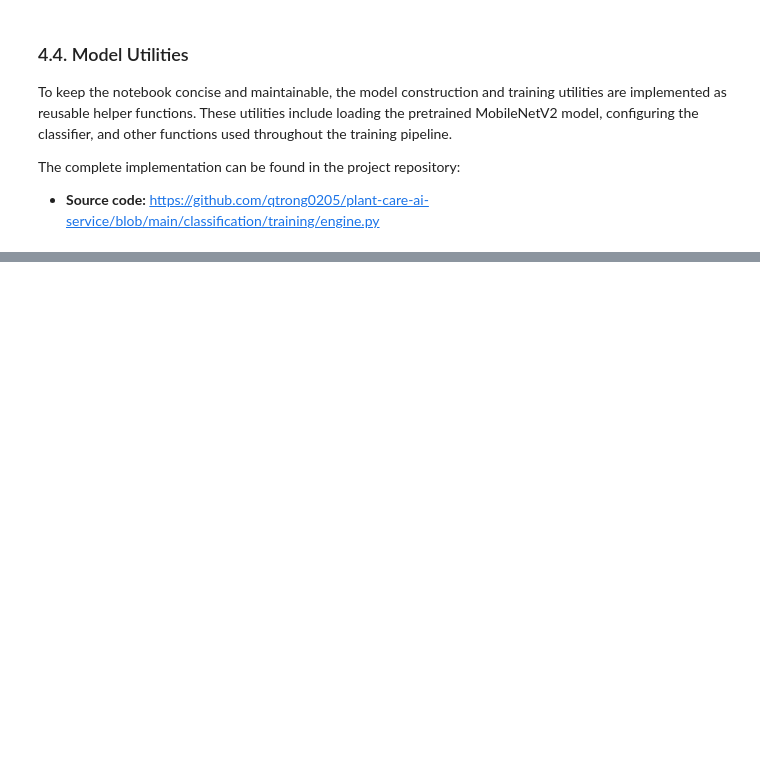
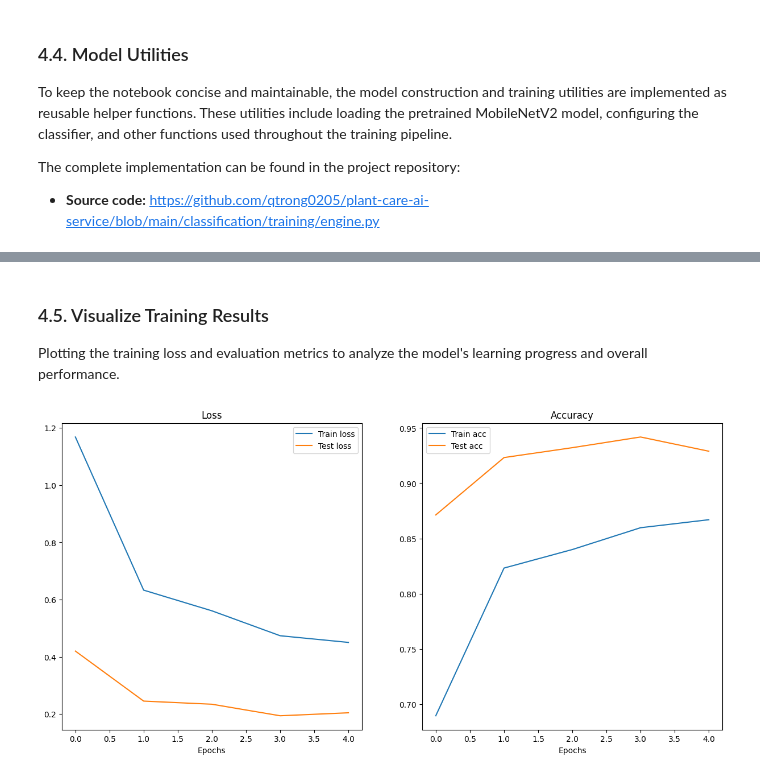
Before and after one commit to qtrong0205/plant-care-ai-service, a Jupyter notebook: classification/training/train_plant_disease_model.ipynb, the cells around one changed output, grey strips where cells are left out. Saved outputs shown, nothing was run; the diff lists cells and outputs as text; code cells hidden in the pictures; blank space fills up the shorter version.

Commit message:
Plotting training results

```diff
--- a/classification/training/train_plant_disease_model.ipynb
+++ b/classification/training/train_plant_disease_model.ipynb
@@ -339,0 +345,10 @@ model_results
+# %% [markdown]
+### 4.5. Visualize Training Results
+
+Plotting the training loss and evaluation metrics to analyze the model's learning progress and overall performance.
+# %%
+from utils import plot_loss_curves
+
+plot_loss_curves(model_results)
+# %% [output]
+[figure, added]
```
Also changed, not shown: parts of 6 cells of this notebook.
